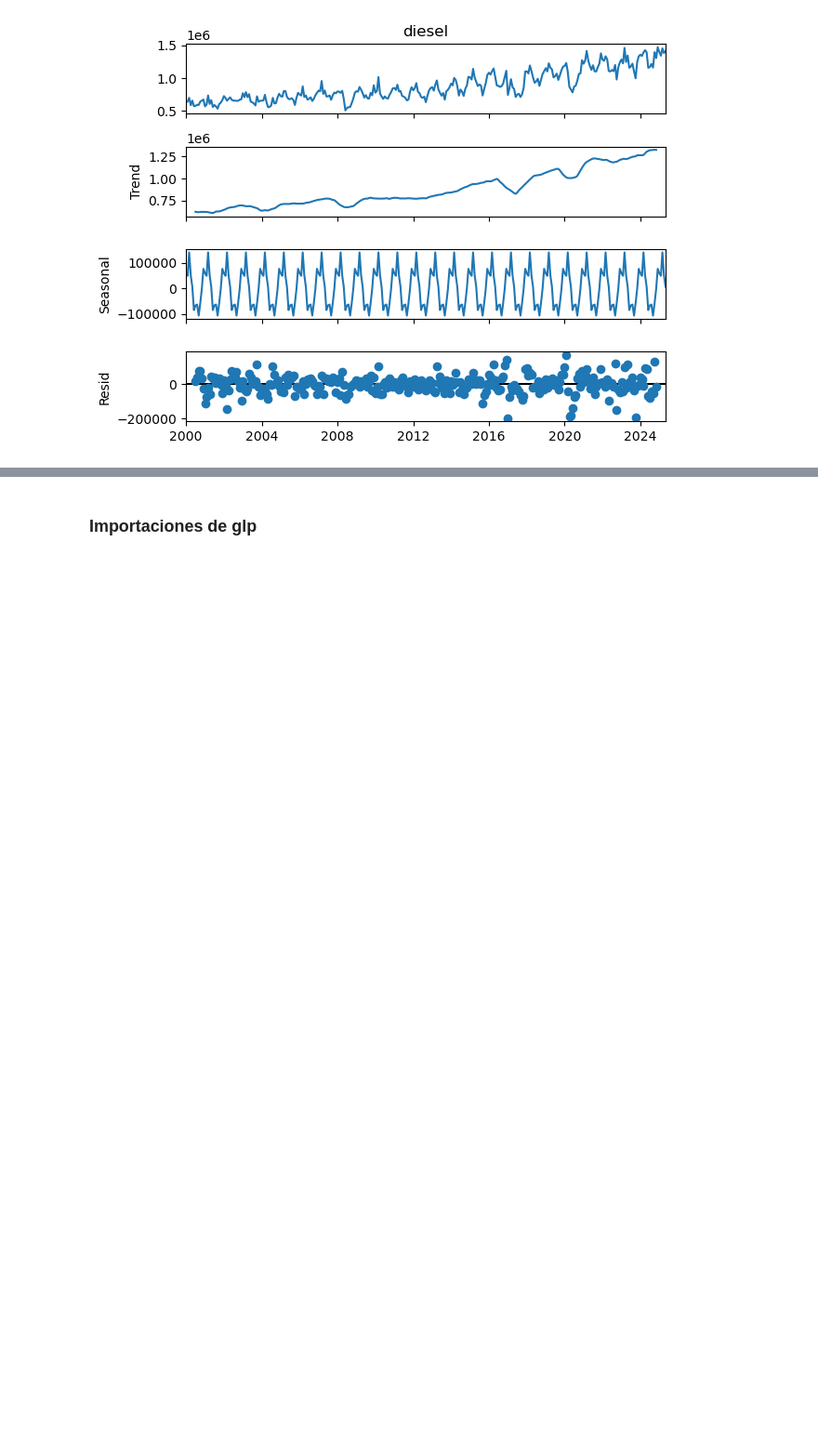
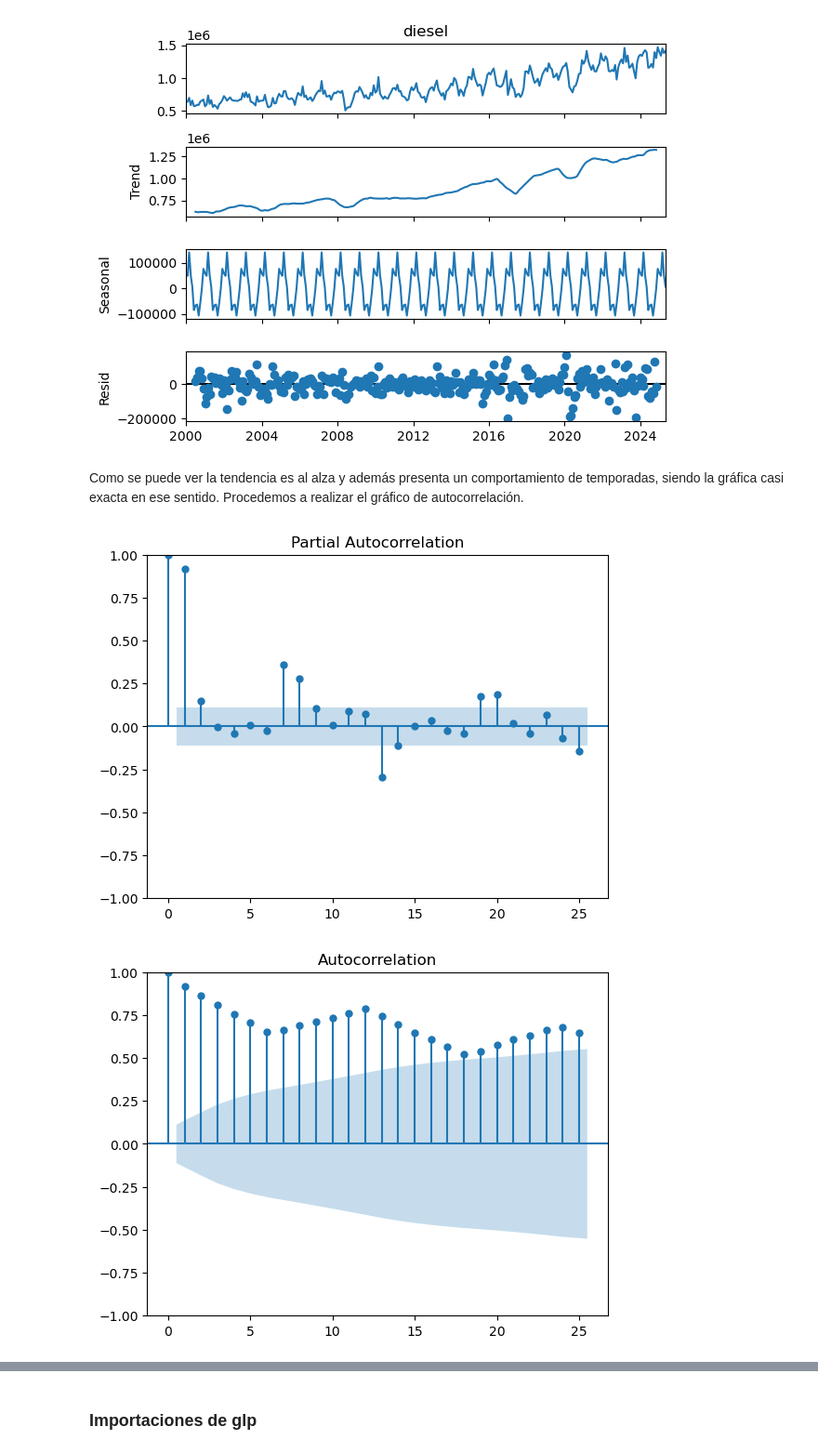
Before and after one commit to JosueSay/labs-ds, a Jupyter notebook: lab1.ipynb, the cells around one changed output, grey strips where cells are left out. Shown at 93% size. Cells and saved outputs as stored; diff of their text form; code cells hidden in the pictures; blank space fills up the shorter version.

```diff
--- a/lab1.ipynb
+++ b/lab1.ipynb
@@ -1599,3 +1599,11 @@ seasonal_decompose(df_rango["diesel"]).plot()
 # %% [output]
 [figure]
 [figure]
+# %% [markdown]
+Como se puede ver la tendencia es al alza y además presenta un comportamiento de temporadas, siendo la gráfica casi exacta en ese sentido. Procedemos a realizar el gráfico de autocorrelación.
+# %%
+plot_acf(df_rango["diesel"])
+plot_pacf(df_rango["diesel"])
+# %% [output]
+[figure, added]
+[figure, added]
```
Also changed, not shown: parts of 19 cells of this notebook, 1 other file.
